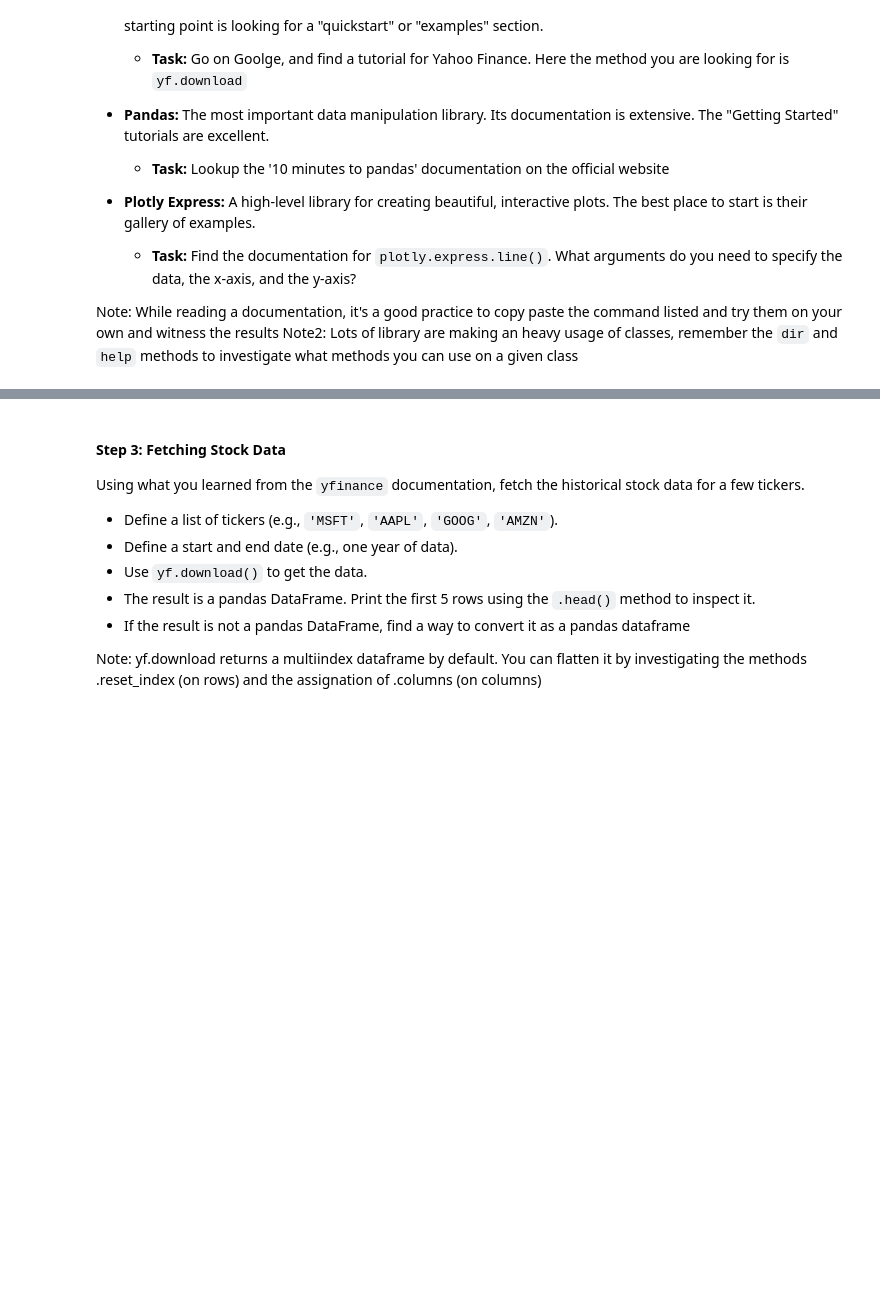
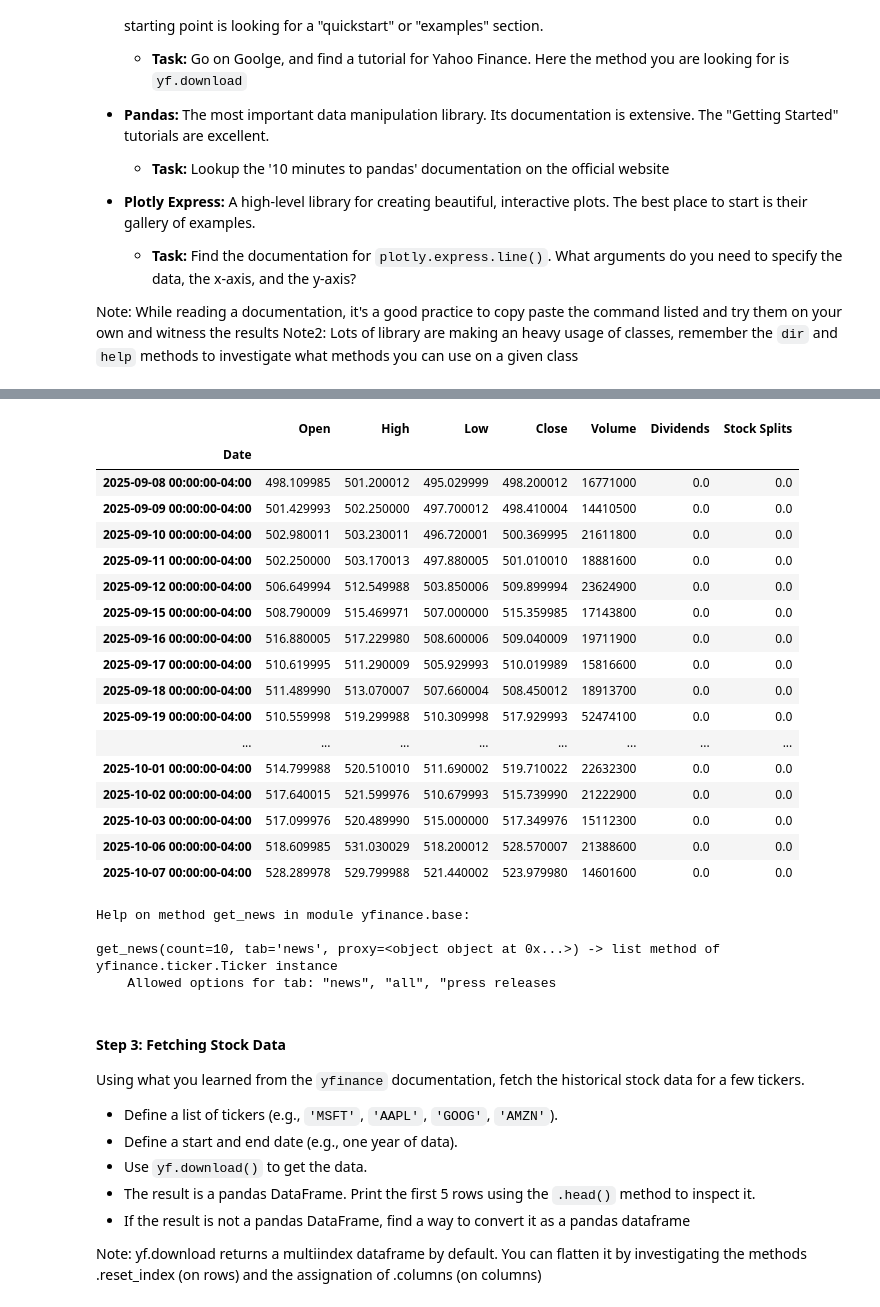
Before and after one commit to gabrielolympie/PythonForFinance, a Jupyter notebook: tds/4.LibraryDocumentation/problem2.ipynb, the cells around one changed output, grey strips where cells are left out. Cells and saved outputs as stored; diff of their text form; code cells hidden in the pictures; blank space fills up the shorter version.

```diff
--- a/tds/4.LibraryDocumentation/problem2.ipynb
+++ b/tds/4.LibraryDocumentation/problem2.ipynb
@@ -42,0 +64,3 @@ Note2: Lots of library are making an heavy usage of classes, remember the `dir`
+# %%
+dat = yf.Ticker("MSFT")
+dir(dat)
@@ -43,3 +85,31 @@ Note2: Lots of library are making an heavy usage of classes, remember the `dir`
+# %%
+dat.history(period='1mo')
+# %% [output]
+|  | Open | High | Low | Close | Volume | Dividends | Stock Splits |
+| Date |  |  |  |  |  |  |  |
+| 2025-09-08 00:00:00-04:00 | 498.109985 | 501.200012 | 495.029999 | 498.200012 | 16771000 | 0.0 | 0.0 |
+| 2025-09-09 00:00:00-04:00 | 501.429993 | 502.250000 | 497.700012 | 498.410004 | 14410500 | 0.0 | 0.0 |
+| 2025-09-10 00:00:00-04:00 | 502.980011 | 503.230011 | 496.720001 | 500.369995 | 21611800 | 0.0 | 0.0 |
+| 2025-09-11 00:00:00-04:00 | 502.250000 | 503.170013 | 497.880005 | 501.010010 | 18881600 | 0.0 | 0.0 |
+| 2025-09-12 00:00:00-04:00 | 506.649994 | 512.549988 | 503.850006 | 509.899994 | 23624900 | 0.0 | 0.0 |
+| 2025-09-15 00:00:00-04:00 | 508.790009 | 515.469971 | 507.000000 | 515.359985 | 17143800 | 0.0 | 0.0 |
+| 2025-09-16 00:00:00-04:00 | 516.880005 | 517.229980 | 508.600006 | 509.040009 | 19711900 | 0.0 | 0.0 |
+| 2025-09-17 00:00:00-04:00 | 510.619995 | 511.290009 | 505.929993 | 510.019989 | 15816600 | 0.0 | 0.0 |
+| 2025-09-18 00:00:00-04:00 | 511.489990 | 513.070007 | 507.660004 | 508.450012 | 18913700 | 0.0 | 0.0 |
+| 2025-09-19 00:00:00-04:00 | 510.559998 | 519.299988 | 510.309998 | 517.929993 | 52474100 | 0.0 | 0.0 |
+| ... | ... | ... | ... | ... | ... | ... | ... |
+| 2025-10-01 00:00:00-04:00 | 514.799988 | 520.510010 | 511.690002 | 519.710022 | 22632300 | 0.0 | 0.0 |
+| 2025-10-02 00:00:00-04:00 | 517.640015 | 521.599976 | 510.679993 | 515.739990 | 21222900 | 0.0 | 0.0 |
+| 2025-10-03 00:00:00-04:00 | 517.099976 | 520.489990 | 515.000000 | 517.349976 | 15112300 | 0.0 | 0.0 |
+| 2025-10-06 00:00:00-04:00 | 518.609985 | 531.030029 | 518.200012 | 528.570007 | 21388600 | 0.0 | 0.0 |
+| 2025-10-07 00:00:00-04:00 | 528.289978 | 529.799988 | 521.440002 | 523.979980 | 14601600 | 0.0 | 0.0 |
+# %%
+help(dat.get_news)
+# %% [output]
+Help on method get_news in module yfinance.base:
+
+get_news(count=10, tab='news', proxy=<object object at 0x...>) -> list method of yfinance.ticker.Ticker instance
+    Allowed options for tab: "news", "all", "press releases
 # %% [markdown]
 #### **Step 3: Fetching Stock Data**
 Using what you learned from the `yfinance` documentation, fetch the historical stock data for a few tickers.
```
Also changed, not shown: parts of 9 cells of this notebook.
